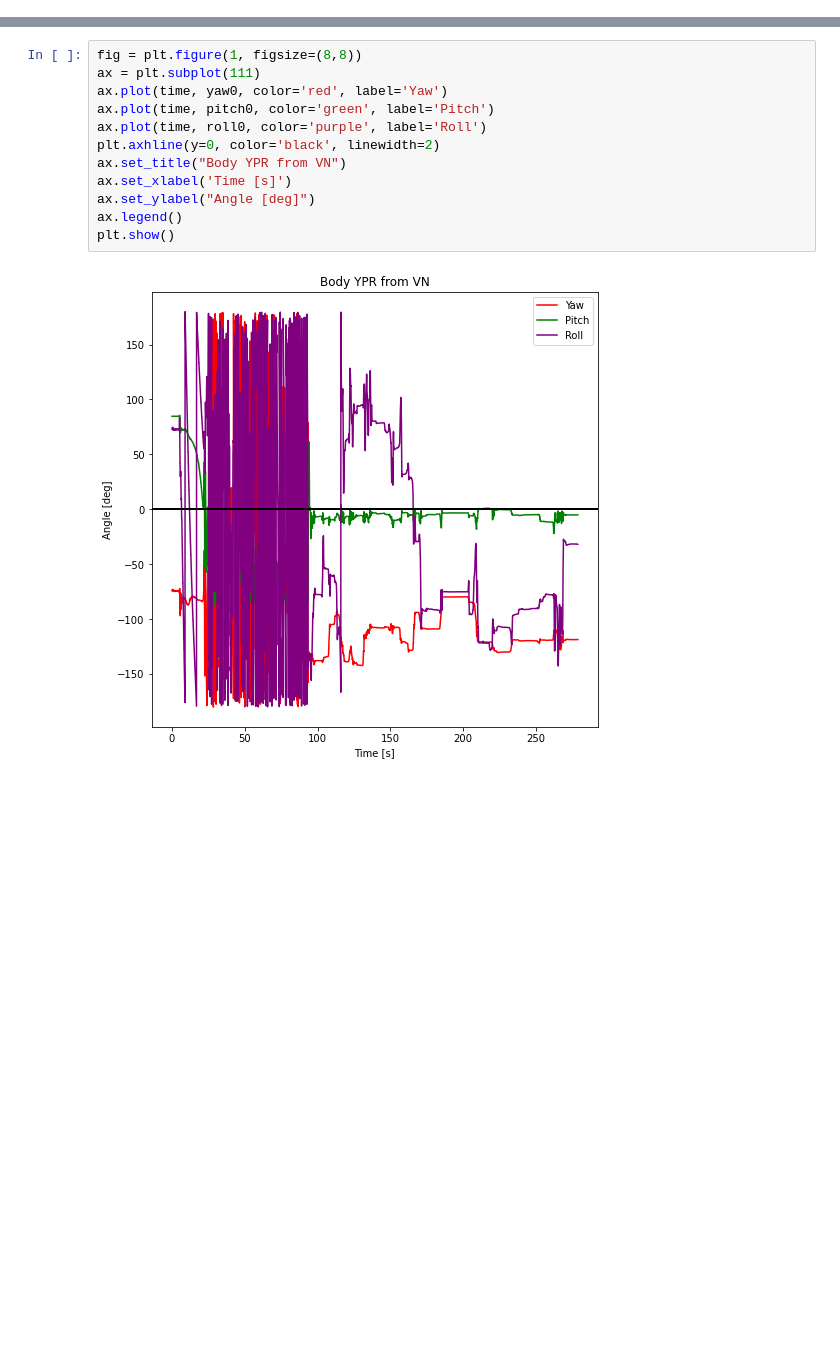
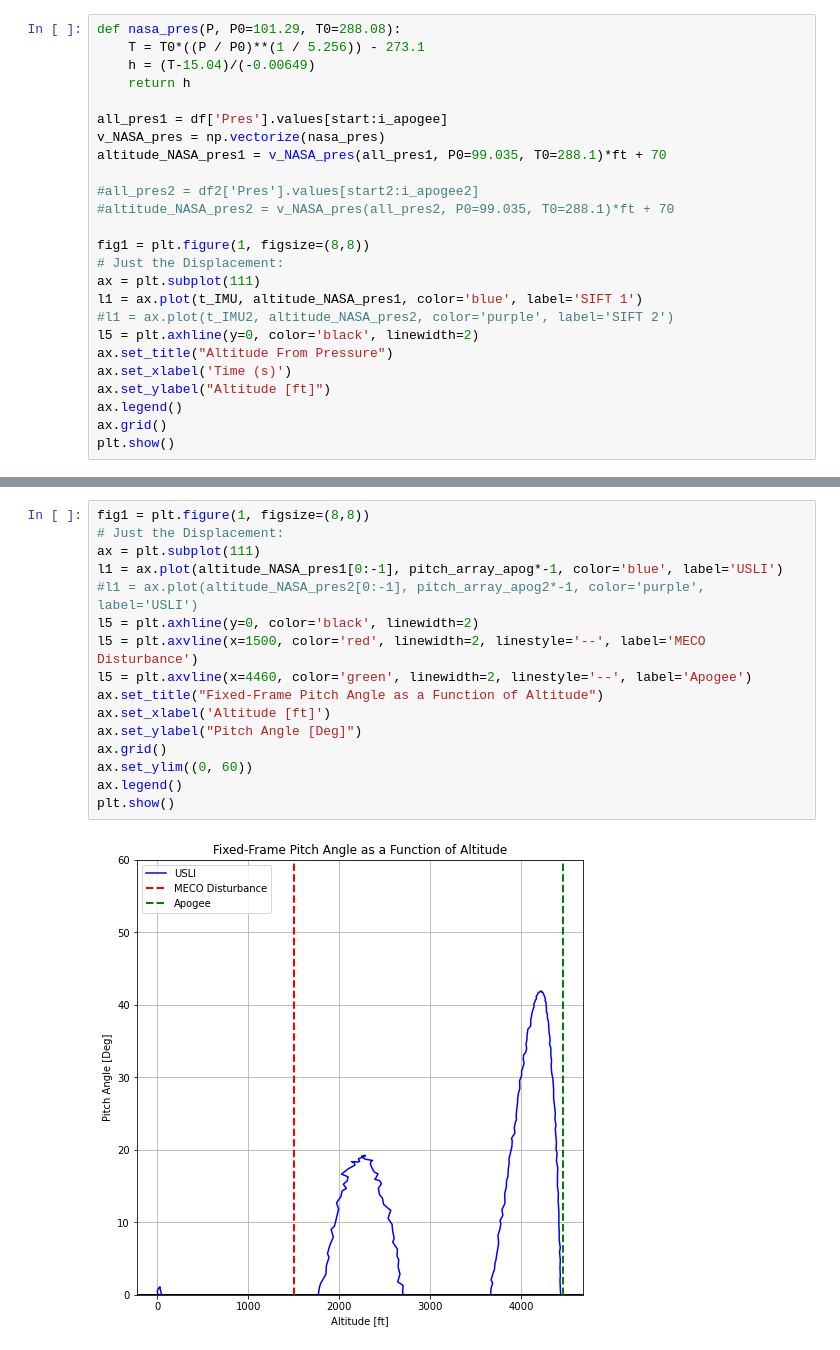
Before and after one commit to VADL-2022/IMU_VV, a Jupyter notebook: 05_NASA_SLI/SLI_Angle_Analysis.ipynb, the cells around one changed output, grey strips where cells are left out. Saved outputs shown, nothing was run; the diff lists cells and outputs as text; blank space fills up the shorter version.

```diff
--- a/05_NASA_SLI/SLI_Angle_Analysis.ipynb
+++ b/05_NASA_SLI/SLI_Angle_Analysis.ipynb
@@ -29,0 +142,25 @@ roll0 = np.array(df['Roll'].values)
+# %%
+def nasa_pres(P, P0=101.29, T0=288.08):
+    T = T0*((P / P0)**(1 / 5.256)) - 273.1
+    h = (T-15.04)/(-0.00649)
+    return h
+
+all_pres1 = df['Pres'].values[start:i_apogee]
+v_NASA_pres = np.vectorize(nasa_pres)
+altitude_NASA_pres1 = v_NASA_pres(all_pres1, P0=99.035, T0=288.1)*ft + 70
+
+#all_pres2 = df2['Pres'].values[start2:i_apogee2]
+#altitude_NASA_pres2 = v_NASA_pres(all_pres2, P0=99.035, T0=288.1)*ft + 70
+
+fig1 = plt.figure(1, figsize=(8,8))
+# Just the Displacement:
+ax = plt.subplot(111)
+l1 = ax.plot(t_IMU, altitude_NASA_pres1, color='blue', label='SIFT 1')
+#l1 = ax.plot(t_IMU2, altitude_NASA_pres2, color='purple', label='SIFT 2')
+l5 = plt.axhline(y=0, color='black', linewidth=2)
+ax.set_title("Altitude From Pressure")
+ax.set_xlabel('Time (s)')
+ax.set_ylabel("Altitude [ft]")
+ax.legend()
+ax.grid()
+plt.show()
@@ -30,14 +169,18 @@ roll0 = np.array(df['Roll'].values)
 # %%
-fig = plt.figure(1, figsize=(8,8))
+fig1 = plt.figure(1, figsize=(8,8))
+# Just the Displacement:
 ax = plt.subplot(111)
-ax.plot(time, yaw0, color='red', label='Yaw')
-ax.plot(time, pitch0, color='green', label='Pitch')
-ax.plot(time, roll0, color='purple', label='Roll')
-plt.axhline(y=0, color='black', linewidth=2)
-ax.set_title("Body YPR from VN")
-ax.set_xlabel('Time [s]')
-ax.set_ylabel("Angle [deg]")
+l1 = ax.plot(altitude_NASA_pres1[0:-1], pitch_array_apog*-1, color='blue', label='USLI')
+#l1 = ax.plot(altitude_NASA_pres2[0:-1], pitch_array_apog2*-1, color='purple', label='USLI')
+l5 = plt.axhline(y=0, color='black', linewidth=2)
+l5 = plt.axvline(x=1500, color='red', linewidth=2, linestyle='--', label='MECO Disturbance')
+l5 = plt.axvline(x=4460, color='green', linewidth=2, linestyle='--', label='Apogee')
+ax.set_title("Fixed-Frame Pitch Angle as a Function of Altitude")
+ax.set_xlabel('Altitude [ft]')
+ax.set_ylabel("Pitch Angle [Deg]")
+ax.grid()
+ax.set_ylim((0, 60))
 ax.legend()
 plt.show()
 # %% [output]
-[figure, old version]
+[figure, new version]
```
Also changed, not shown: parts of 33 cells of this notebook, 5 other files.
